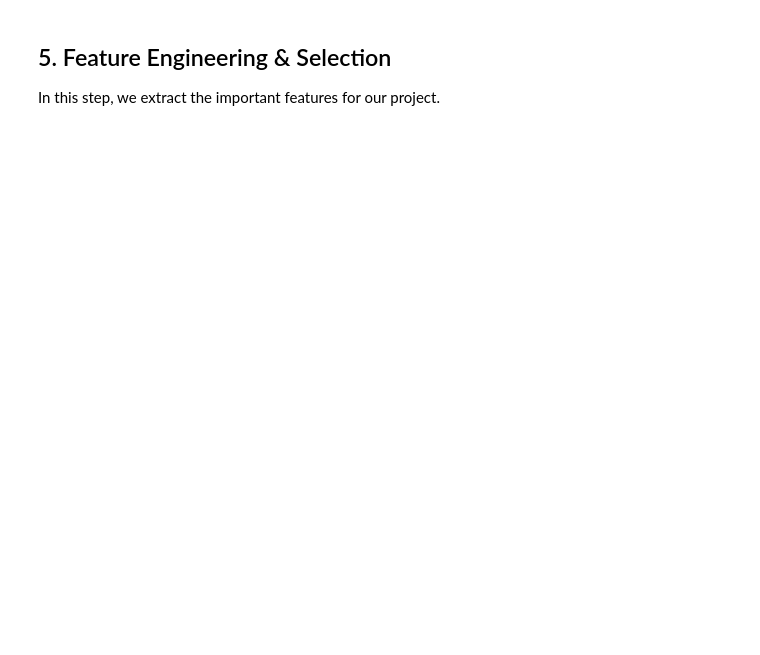
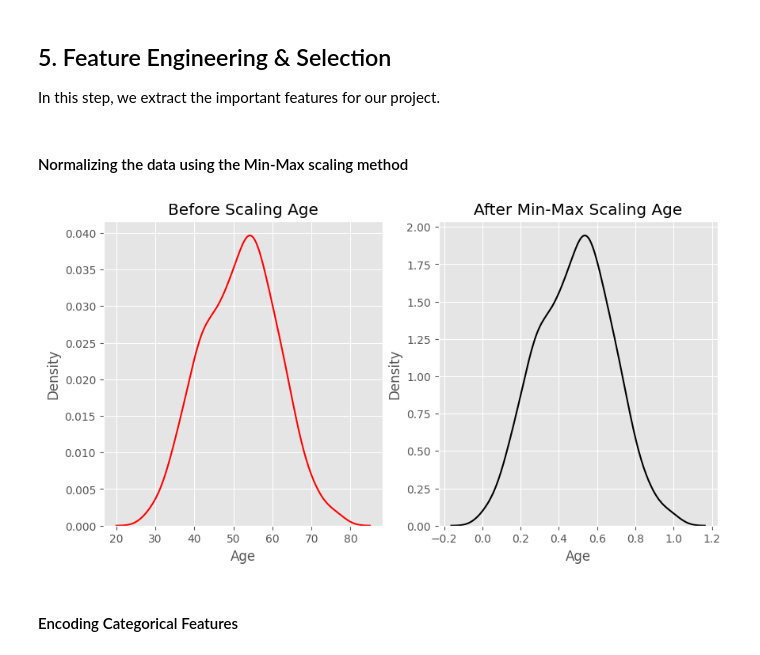
Before and after one commit to kareem-ghazi/heart-failure-prediction, a Jupyter notebook: src/heart-disease-prediction.ipynb, the cells around one changed output. Cells and saved outputs as stored; diff of their text form; code cells hidden in the pictures; blank space fills up the shorter version.

```diff
--- a/src/heart-disease-prediction.ipynb
+++ b/src/heart-disease-prediction.ipynb
@@ -285,7 +285,7 @@ fig.show()
 # %% [markdown]
 #### Dealing with the Outliers
 # %%
-data_cleaned = data
+data_cleaned = data.copy()
 
 print(numerical_columns)
 
@@ -308,3 +327,25 @@ fig.show()
 ## 5. Feature Engineering & Selection
 
 In this step, we extract the important features for our project.
+# %% [markdown]
+#### Normalizing the data using the Min-Max scaling method
+# %%
+# Use the Min-Max scaler from the sklearn library.
+scaler = preprocessing.MinMaxScaler()
+minmax_df = scaler.fit_transform(data_cleaned[numerical_columns])
+minmax_df = pd.DataFrame(minmax_df, columns = data_cleaned[numerical_columns].columns)
+
+# Before scaling the features.
+fig, (ax1, ax2) = plt.subplots(ncols = 2, figsize =(10, 5))
+sns.kdeplot(data_cleaned['Age'], ax = ax1, color ='r')
+ax1.set_title('Before Scaling Age')
+
+# After scaling the features.
+sns.kdeplot(minmax_df['Age'], ax = ax2, color ='black')
+ax2.set_title('After Min-Max Scaling Age')
+
+plt.show()
+# %% [output]
+[figure, added]
+# %% [markdown]
+#### Encoding Categorical Features
```
Also changed, not shown: parts of 11 cells of this notebook, 1 other file.
